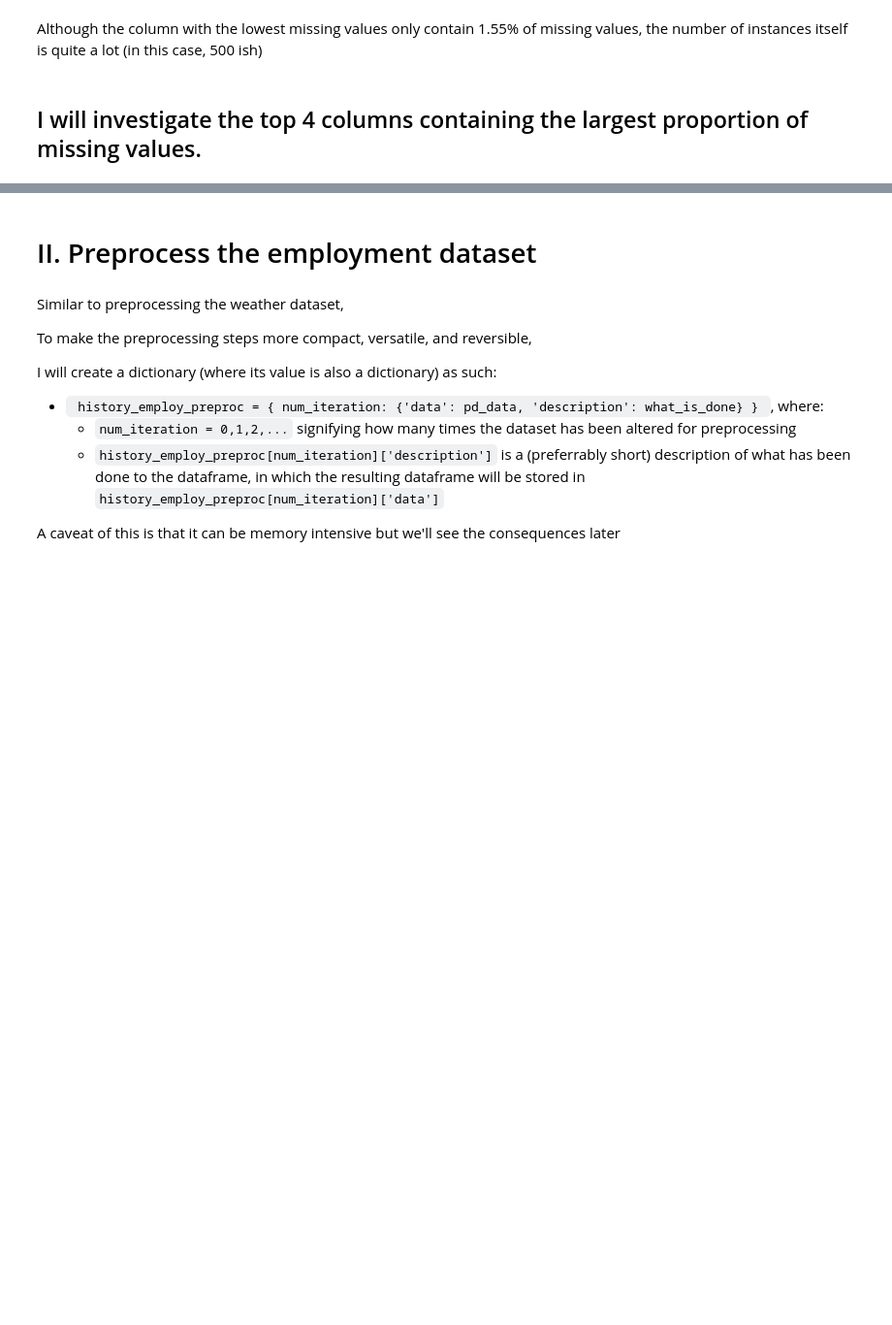
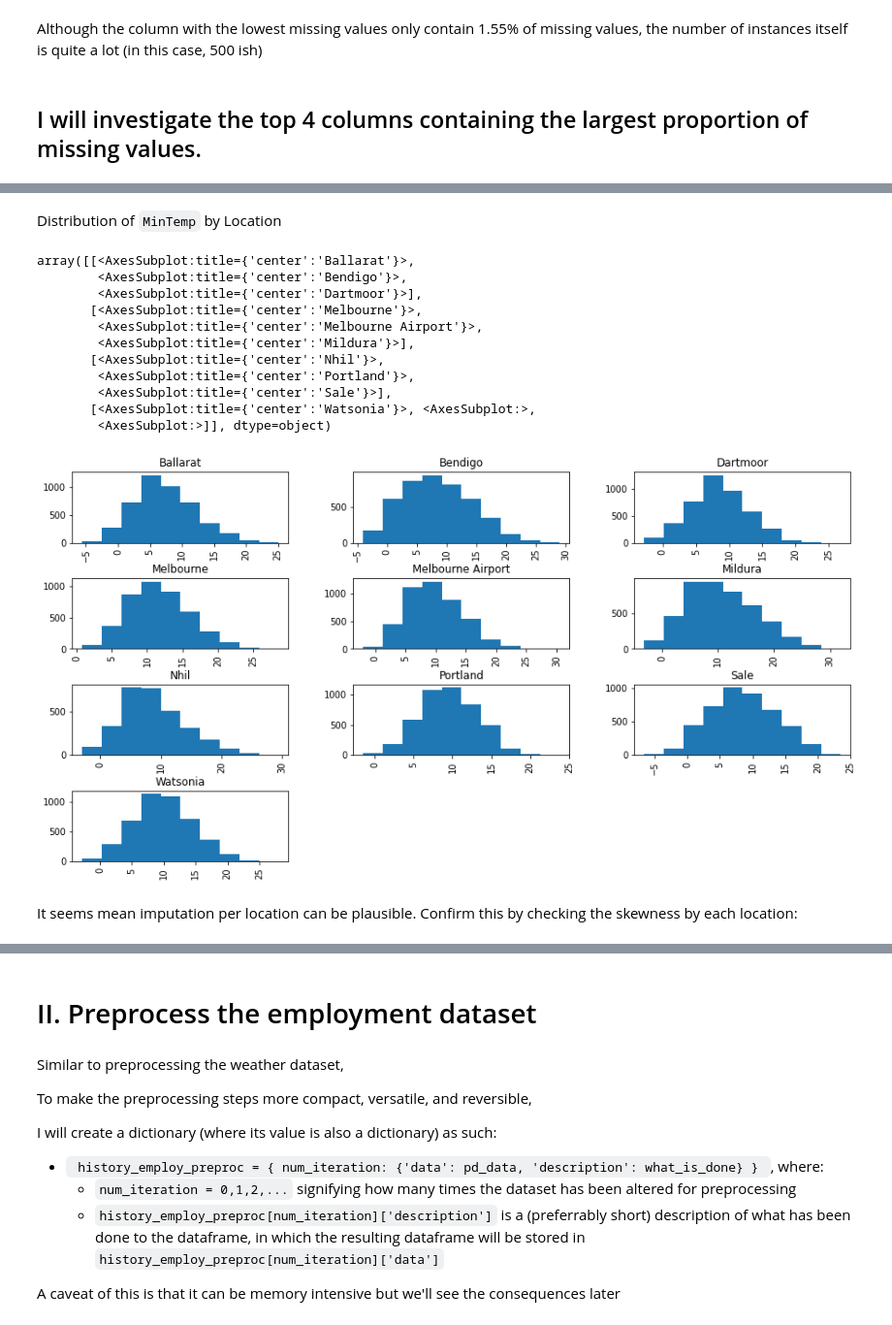
Before and after one commit to MAST30034-Applied-Data-Science/generic-real-estate-consulting-project-group-20, a Jupyter notebook: notebooks/PreliminaryInspectionKeithsExternalDatas.ipynb, the cells around one changed output, grey strips where cells are left out. Shown at 97% size. Cells and saved outputs as stored; diff of their text form; code cells hidden in the pictures; blank space fills up the shorter version.

```diff
--- a/notebooks/PreliminaryInspectionKeithsExternalDatas.ipynb
+++ b/notebooks/PreliminaryInspectionKeithsExternalDatas.ipynb
@@ -761,0 +1015,23 @@ Hence, we can also drop <code>Evaporation</code>
+# %% [markdown]
+Distribution of <code>MinTemp</code> by Location
+# %%
+numerical_col = 'MinTemp'
+weather_data_vic_chronological.hist(column=numerical_col,
+                                by='Location',
+                                figsize=(15,8),
+                                )
+# %% [output]
+array([[<AxesSubplot:title={'center':'Ballarat'}>,
+        <AxesSubplot:title={'center':'Bendigo'}>,
+        <AxesSubplot:title={'center':'Dartmoor'}>],
+       [<AxesSubplot:title={'center':'Melbourne'}>,
+        <AxesSubplot:title={'center':'Melbourne Airport'}>,
+        <AxesSubplot:title={'center':'Mildura'}>],
+       [<AxesSubplot:title={'center':'Nhil'}>,
+        <AxesSubplot:title={'center':'Portland'}>,
+        <AxesSubplot:title={'center':'Sale'}>],
+       [<AxesSubplot:title={'center':'Watsonia'}>, <AxesSubplot:>,
+        <AxesSubplot:>]], dtype=object)
+[figure, added]
+# %% [markdown]
+It seems mean imputation per location can be plausible. Confirm this by checking the skewness by each location:
```
Also changed, not shown: parts of 150 cells of this notebook.
